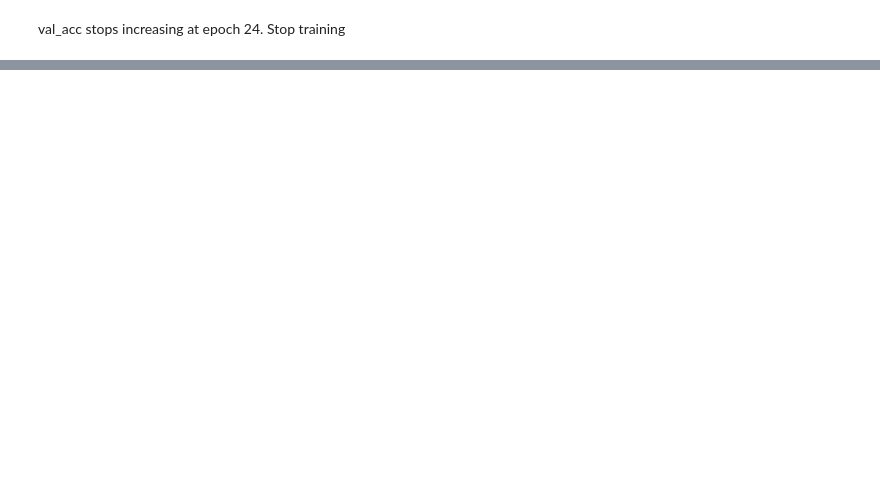
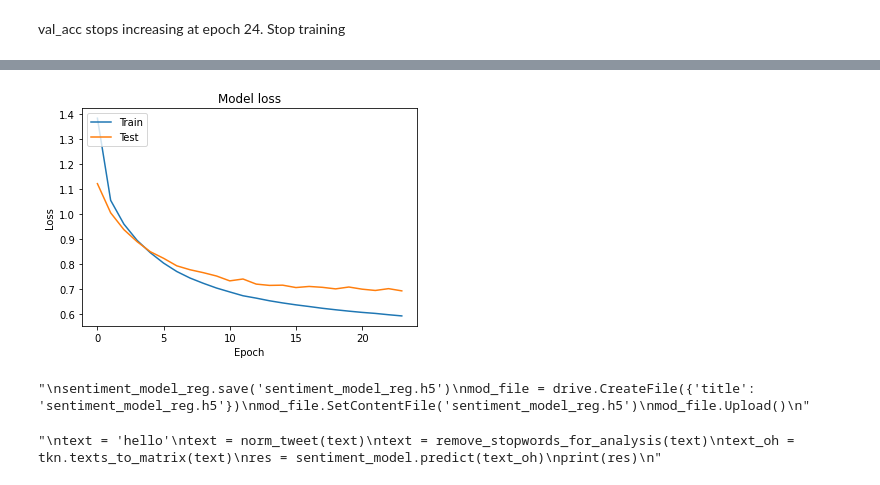
Before and after one commit to Apolinar97/CS497_tweet_sentiment_analysis, a Jupyter notebook: final_project.ipynb, the cells around one changed output, grey strips where cells are left out. Cells and saved outputs as stored; diff of their text form; code cells hidden in the pictures; blank space fills up the shorter version.

```diff
--- a/final_project.ipynb
+++ b/final_project.ipynb
@@ -224,6 +249,37 @@ Accuracy score: 0.7875000238418579
+# %%
+plt.plot(history.history['loss'])
+plt.plot(history.history['val_loss'])
+plt.title('Model loss')
+plt.ylabel('Loss')
+plt.xlabel('Epoch')
+plt.legend(['Train', 'Test'], loc='upper left')
+plt.show()
+# %% [output]
+[figure, added]
 # %%
 #save model to drive:
+'''
 sentiment_model_reg.save('sentiment_model_reg.h5')
 mod_file = drive.CreateFile({'title': 'sentiment_model_reg.h5'})
 mod_file.SetContentFile('sentiment_model_reg.h5')
 mod_file.Upload()
+'''
+# %% [output]
+"\nsentiment_model_reg.save('sentiment_model_reg.h5')\nmod_file = drive.CreateFile({'title': 'sentiment_model_reg.h5'})\nmod_file.SetContentFile('sentiment_model_reg.h5')\nmod_file.Upload()\n"
+# %%
+#save tokenizer
+'''import pickle
+pickle.dump(tkn, open('token.pkl', 'wb'))
+tkn_file = drive.CreateFile({'title': 'token.pkl'})
+tkn_file.SetContentFile('token.pkl')
+tkn_file.Upload() '''
+'''
+text = 'hello'
+text = norm_tweet(text)
+text = remove_stopwords_for_analysis(text)
+text_oh = tkn.texts_to_matrix(text)
+res = sentiment_model.predict(text_oh)
+print(res)
+'''
+# %% [output]
+"\ntext = 'hello'\ntext = norm_tweet(text)\ntext = remove_stopwords_for_analysis(text)\ntext_oh = tkn.texts_to_matrix(text)\nres = sentiment_model.predict(text_oh)\nprint(res)\n"
```
Also changed, not shown: parts of 9 cells of this notebook.
